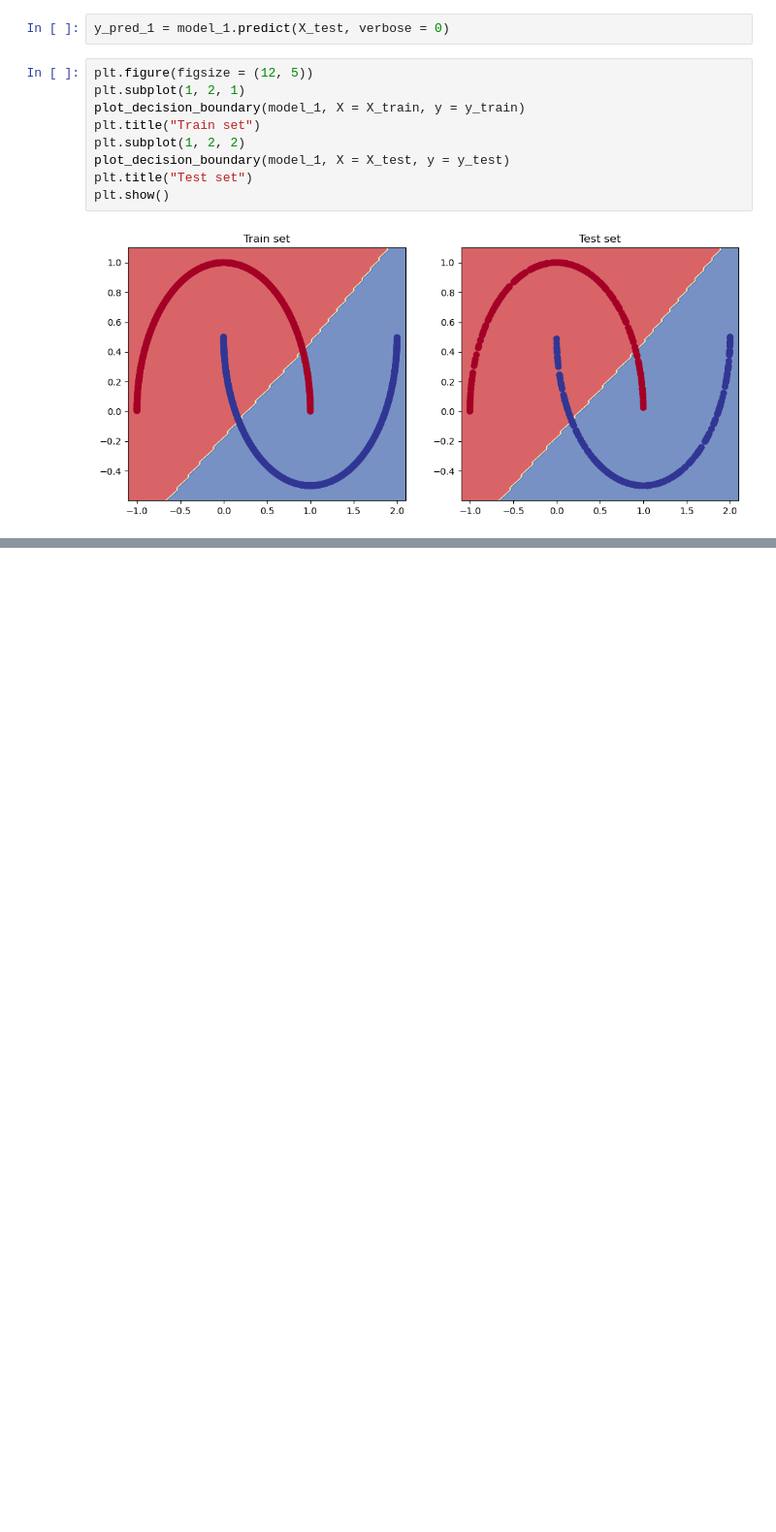
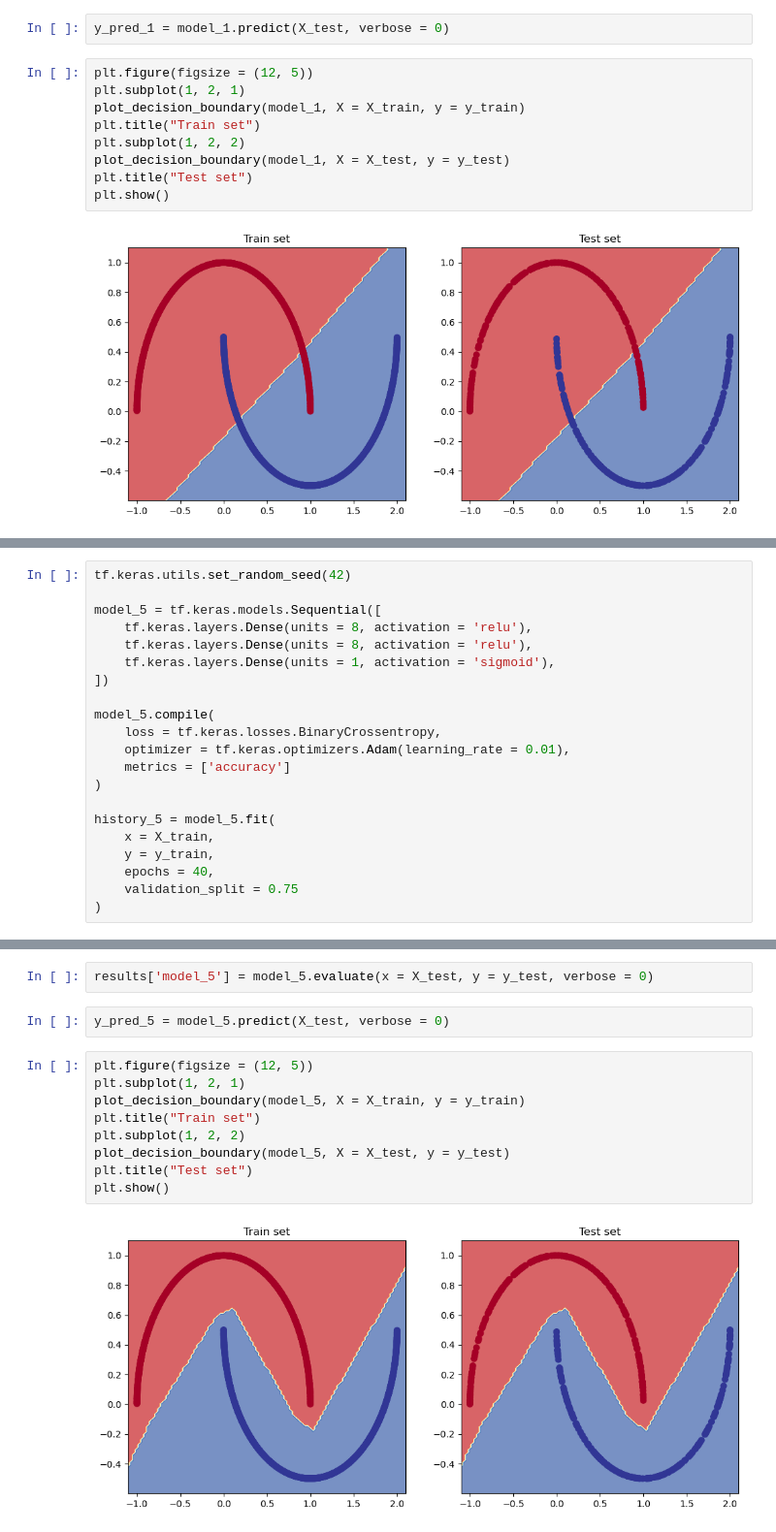
Before and after one commit to alchemistbg/udemy-tensorflow-developer-certificate-bootcamp, a Jupyter notebook: Section-04/Classification_Exercises.ipynb, the cells around one changed output, grey strips where cells are left out. Shown at 97% size. Cells and saved outputs as stored; diff of their text form; blank space fills up the shorter version.

```diff
--- a/Section-04/Classification_Exercises.ipynb
+++ b/Section-04/Classification_Exercises.ipynb
@@ -142,0 +339,21 @@ plt.show()
+# %%
+tf.keras.utils.set_random_seed(42)
+
+model_5 = tf.keras.models.Sequential([
+    tf.keras.layers.Dense(units = 8, activation = 'relu'),
+    tf.keras.layers.Dense(units = 8, activation = 'relu'),
+    tf.keras.layers.Dense(units = 1, activation = 'sigmoid'),
+])
+
+model_5.compile(
+    loss = tf.keras.losses.BinaryCrossentropy,
+    optimizer = tf.keras.optimizers.Adam(learning_rate = 0.01),
+    metrics = ['accuracy']
+)
+
+history_5 = model_5.fit(
+    x = X_train,
+    y = y_train,
+    epochs = 40,
+    validation_split = 0.75
+)
@@ -142,0 +378,15 @@ plt.show()
+# %%
+results['model_5'] = model_5.evaluate(x = X_test, y = y_test, verbose = 0)
+# %%
+y_pred_5 = model_5.predict(X_test, verbose = 0)
+# %%
+plt.figure(figsize = (12, 5))
+plt.subplot(1, 2, 1)
+plot_decision_boundary(model_5, X = X_train, y = y_train)
+plt.title("Train set")
+plt.subplot(1, 2, 2)
+plot_decision_boundary(model_5, X = X_test, y = y_test)
+plt.title("Test set")
+plt.show()
+# %% [output]
+[figure, added]
```
Also changed, not shown: parts of 24 cells of this notebook.
